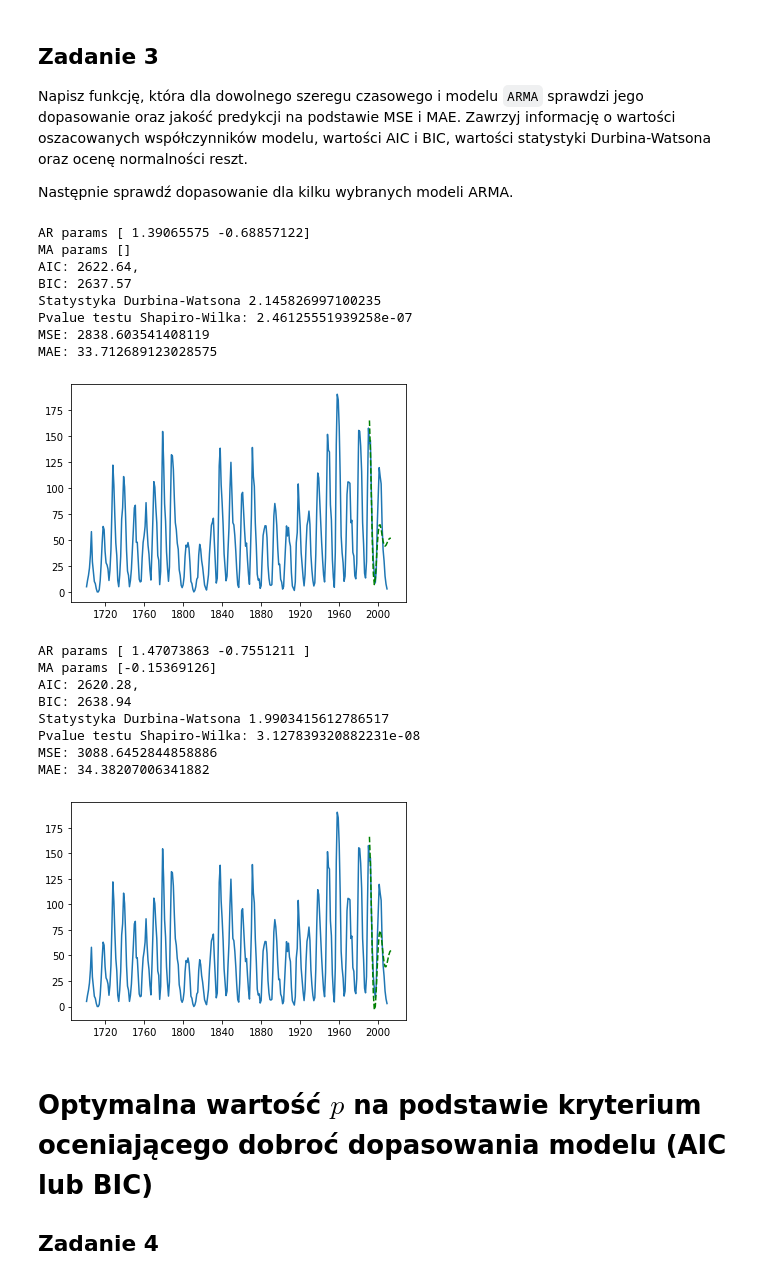
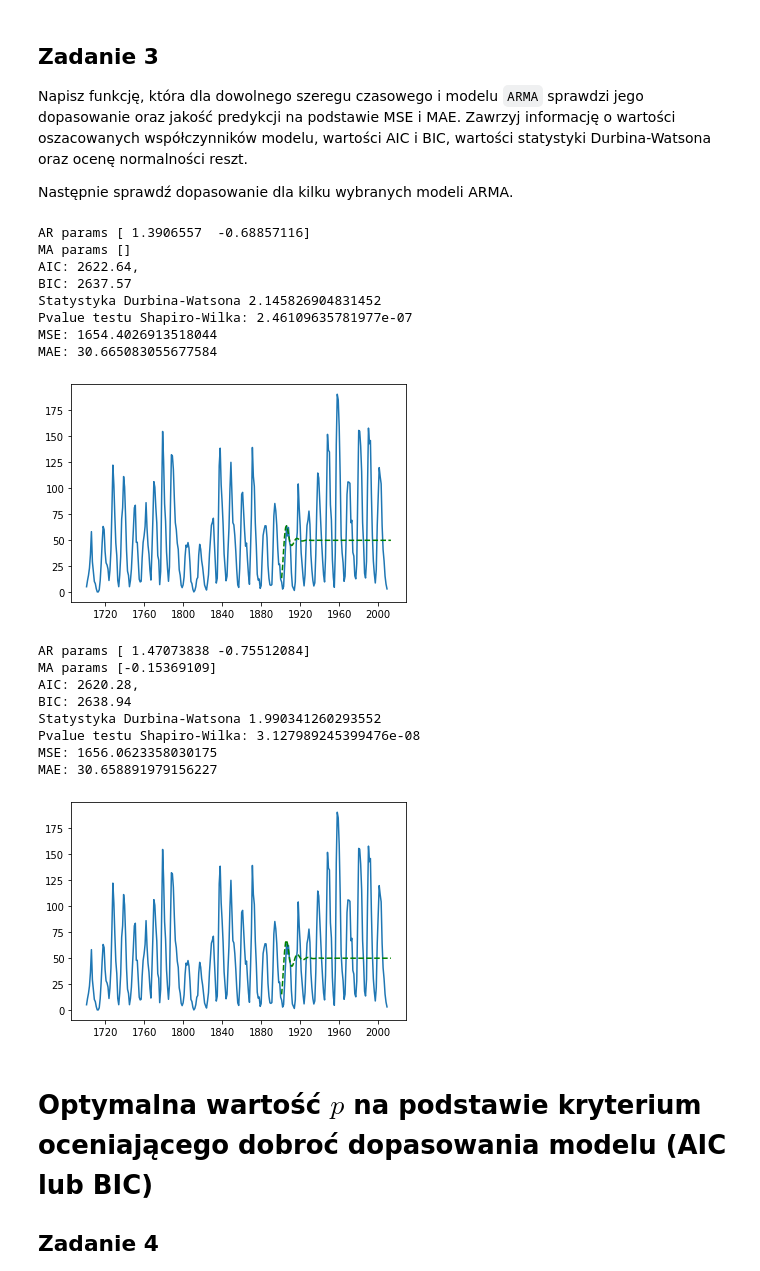
Before and after one commit to mdabrowski-phd/ds250223_regul, a Jupyter notebook: 04_szeregi_czasowe/06_ARMA.ipynb, the cells around one changed output. Cells and saved outputs as stored; diff of their text form; code cells hidden in the pictures.

```diff
--- a/04_szeregi_czasowe/06_ARMA.ipynb
+++ b/04_szeregi_czasowe/06_ARMA.ipynb
@@ -508,29 +528,29 @@ def fit_ARMA(ts, p, q, pred_start, pred_end):
     plt.plot(pred, 'g--')
     plt.show()
 # %%
-fit_ARMA(sunspots, 2, 0, '1990','2012')
+fit_ARMA(sunspots, 2, 0, '1900','2012')
 # %% [output]
-AR params [ 1.39065575 -0.68857122]
+AR params [ 1.3906557  -0.68857116]
 MA params []
 AIC: 2622.64,
 BIC: 2637.57
-Statystyka Durbina-Watsona 2.145826997100235
-Pvalue testu Shapiro-Wilka: 2.46125551939258e-07
-MSE: 2838.603541408119
-MAE: 33.712689123028575
+Statystyka Durbina-Watsona 2.145826904831452
+Pvalue testu Shapiro-Wilka: 2.46109635781977e-07
+MSE: 1654.4026913518044
+MAE: 30.665083055677584
-[figure, old version]
+[figure, new version]
 # %%
-fit_ARMA(sunspots, 2, 1, '1990','2012')
+fit_ARMA(sunspots, 2, 1, '1900','2012')
 # %% [output]
-AR params [ 1.47073863 -0.7551211 ]
-MA params [-0.15369126]
+AR params [ 1.47073838 -0.75512084]
+MA params [-0.15369109]
 AIC: 2620.28,
 BIC: 2638.94
-Statystyka Durbina-Watsona 1.9903415612786517
-Pvalue testu Shapiro-Wilka: 3.127839320882231e-08
-MSE: 3088.6452844858886
-MAE: 34.38207006341882
+Statystyka Durbina-Watsona 1.990341260293552
+Pvalue testu Shapiro-Wilka: 3.127989245399476e-08
+MSE: 1656.0623358030175
+MAE: 30.658891979156227
-[figure, old version]
+[figure, new version]
 # %% [markdown]
 # Optymalna wartość $p$ na podstawie kryterium oceniającego dobroć dopasowania modelu (AIC lub BIC)
 
```
Also changed, not shown: parts of 48 cells of this notebook, 1 other file.
